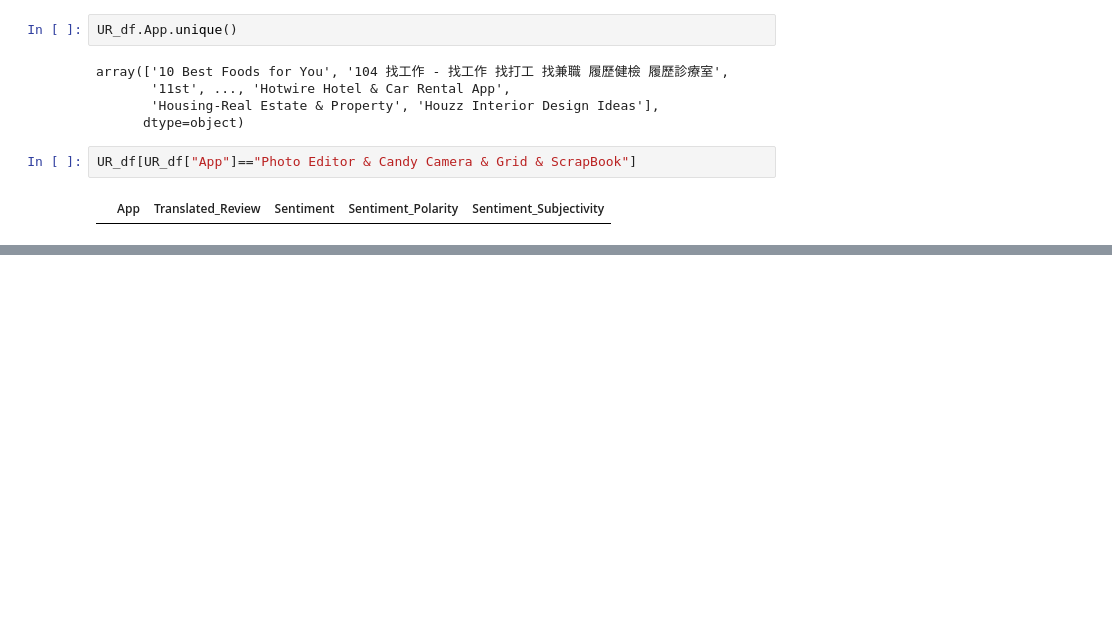
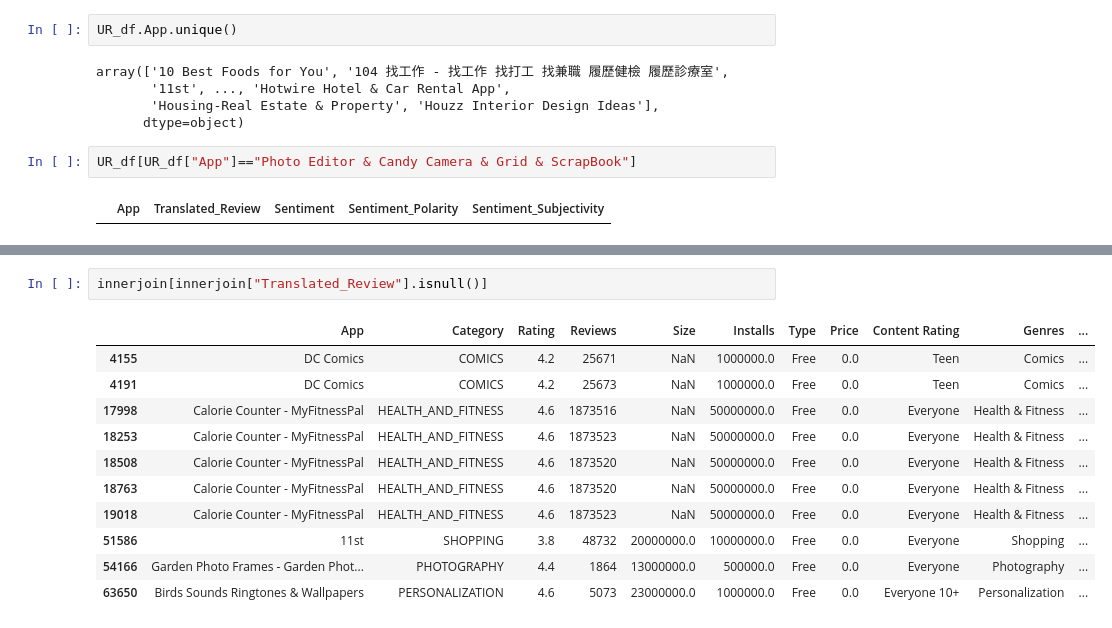
Before and after one commit to Amrutha123BS/Play-Store-App-Review-Analysis, a Jupyter notebook: Play_Store_App_Review_Analysis_Capstone_Project.ipynb, the cells around one changed output, grey strips where cells are left out. Drawn from its saved outputs; the diff is of its cells as text; blank space fills up the shorter version.

```diff
--- a/Play_Store_App_Review_Analysis_Capstone_Project.ipynb
+++ b/Play_Store_App_Review_Analysis_Capstone_Project.ipynb
@@ -727,0 +784,14 @@ PlayStore_df.tail()
+# %%
+innerjoin[innerjoin["Translated_Review"].isnull()]
+# %% [output]
+|  | App | Category | Rating | Reviews | Size | Installs | Type | Price | Content Rating | Genres | ... |
+| 4155 | DC Comics | COMICS | 4.2 | 25671 | NaN | 1000000.0 | Free | 0.0 | Teen | Comics | ... |
+| 4191 | DC Comics | COMICS | 4.2 | 25673 | NaN | 1000000.0 | Free | 0.0 | Teen | Comics | ... |
+| 17998 | Calorie Counter - MyFitnessPal | HEALTH_AND_FITNESS | 4.6 | 1873516 | NaN | 50000000.0 | Free | 0.0 | Everyone | Health & Fitness | ... |
+| 18253 | Calorie Counter - MyFitnessPal | HEALTH_AND_FITNESS | 4.6 | 1873523 | NaN | 50000000.0 | Free | 0.0 | Everyone | Health & Fitness | ... |
+| 18508 | Calorie Counter - MyFitnessPal | HEALTH_AND_FITNESS | 4.6 | 1873520 | NaN | 50000000.0 | Free | 0.0 | Everyone | Health & Fitness | ... |
+| 18763 | Calorie Counter - MyFitnessPal | HEALTH_AND_FITNESS | 4.6 | 1873520 | NaN | 50000000.0 | Free | 0.0 | Everyone | Health & Fitness | ... |
+| 19018 | Calorie Counter - MyFitnessPal | HEALTH_AND_FITNESS | 4.6 | 1873523 | NaN | 50000000.0 | Free | 0.0 | Everyone | Health & Fitness | ... |
+| 51586 | 11st | SHOPPING | 3.8 | 48732 | 20000000.0 | 10000000.0 | Free | 0.0 | Everyone | Shopping | ... |
+| 54166 | Garden Photo Frames - Garden Phot... | PHOTOGRAPHY | 4.4 | 1864 | 13000000.0 | 500000.0 | Free | 0.0 | Everyone | Photography | ... |
+| 63650 | Birds Sounds Ringtones & Wallpapers | PERSONALIZATION | 4.6 | 5073 | 23000000.0 | 1000000.0 | Free | 0.0 | Everyone 10+ | Personalization | ... |
```
Also changed, not shown: parts of 22 cells of this notebook.
